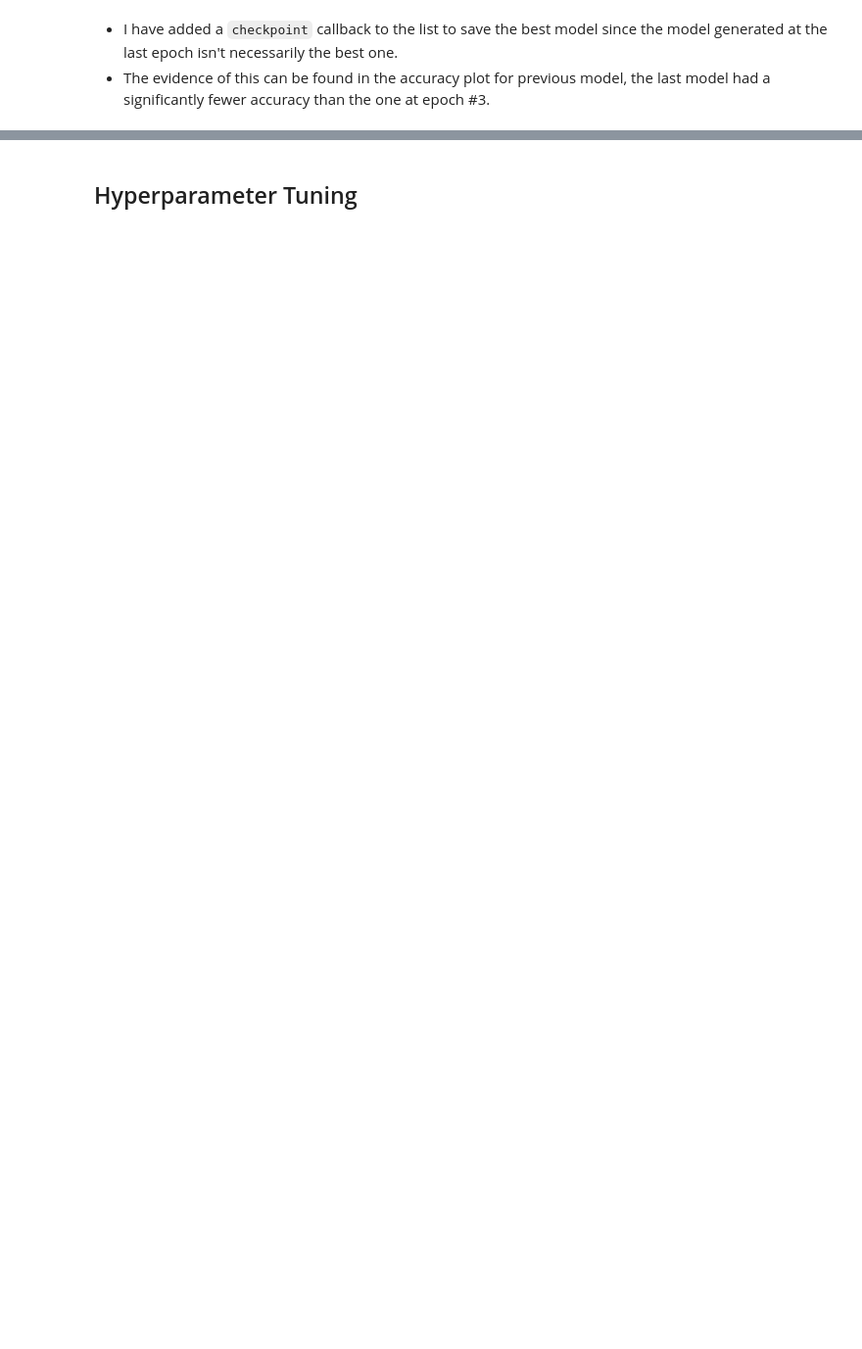
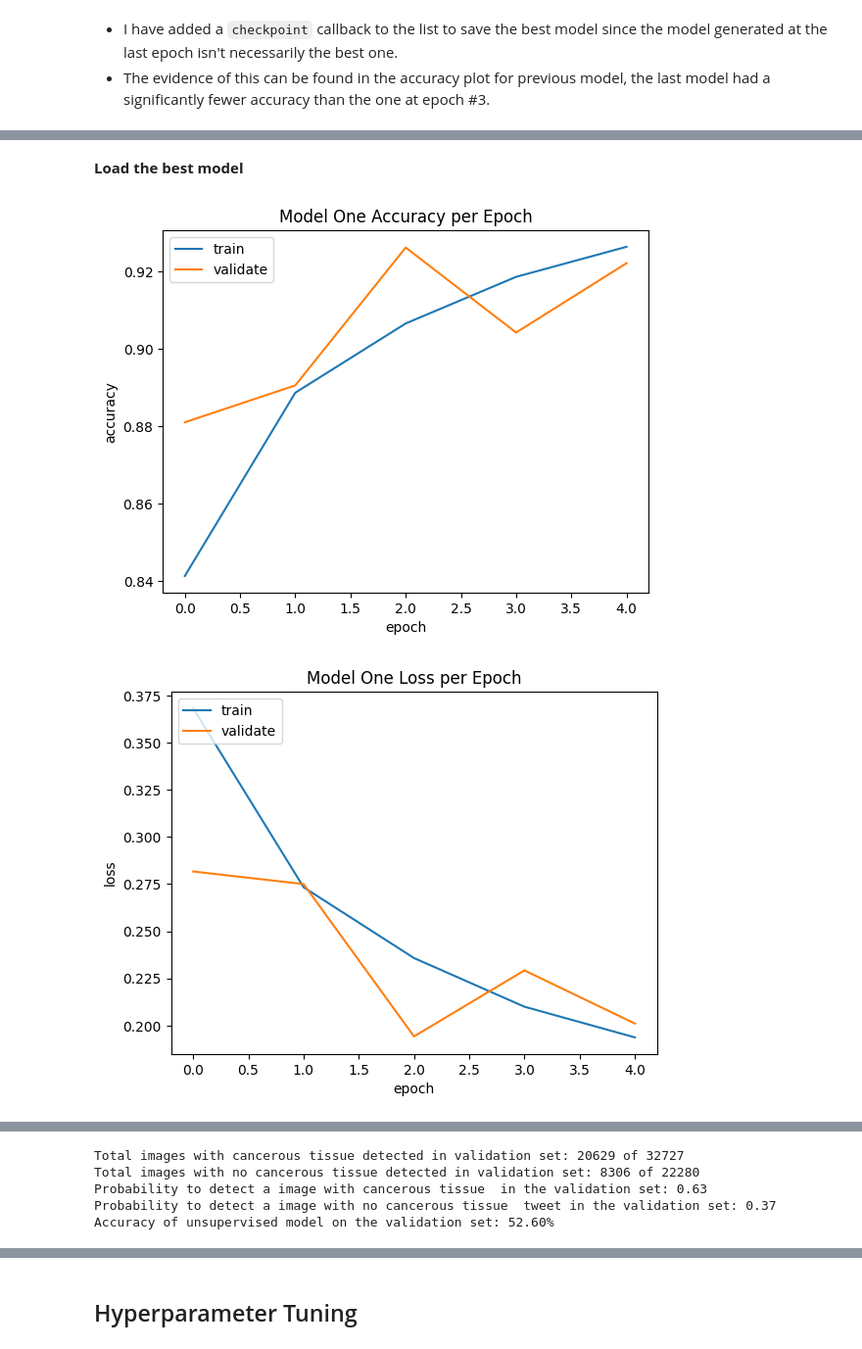
Before and after one commit to karansangha/dtsa5511-week3-cancer-detection, a Jupyter notebook: Histopathologic Cancer Detection.ipynb, the cells around one changed output, grey strips where cells are left out. Shown at 98% size. Cells and saved outputs as stored; diff of their text form; code cells hidden in the pictures; blank space fills up the shorter version.

```diff
--- a/Histopathologic Cancer Detection.ipynb
+++ b/Histopathologic Cancer Detection.ipynb
@@ -263,14 +316,12 @@ Found 55007 validated image filenames belonging to 2 classes.
 model2 = Sequential()
 
 model2.add(Input(shape=(96,96,3)))
-# model2.add(RandomFlip(mode="horizontal_and_vertical",input_shape=(96,96,3)))
-# model2.add(RandomRotation(factor=0.1))
 
 model2.add(Conv2D(32, (3, 3), padding='same'))
 model2.add(Activation('relu'))
 model2.add(BatchNormalization())
 model2.add(MaxPooling2D(pool_size=(2, 2)))
-# model2.add(Dropout(0.25))
+
 
 model2.add(Conv2D(64, (3, 3), padding="same"))
 model2.add(Activation('relu'))
@@ -279,7 +330,7 @@ model2.add(Conv2D(64, (3, 3), padding="same"))
 model2.add(Activation('relu'))
 model2.add(BatchNormalization())
 model2.add(AveragePooling2D(pool_size=(2, 2)))
-# model2.add(Dropout(0.25))
+model2.add(Dropout(0.25))
 
 model2.add(Conv2D(128, (3, 3), padding='same'))
 model2.add(Activation('relu'))
@@ -291,16 +342,14 @@ model2.add(Conv2D(128, (3, 3), padding='same'))
 model2.add(Activation('relu'))
 model2.add(BatchNormalization())
 model2.add(AveragePooling2D(pool_size=(2, 2)))
-# model2.add(Dropout(0.25))
 
 model2.add(Flatten())
-# model2.add(Dense(64))
-# model2.add(Activation('relu'))
+model2.add(Dropout(0.5))
+model2.add(Dense(64))
+model2.add(Activation('relu'))
 model2.add(BatchNormalization())
-# model2.add(Dropout(0.5))
+model2.add(Dense(1, activation='sigmoid'))
 
-metric_AUC = tf.keras.metrics.AUC()
-model2.add(Dense(1, activation='sigmoid'))
 opt = tf.keras.optimizers.Adam(1e-4)
 metric_AUC = tf.keras.metrics.AUC()
 model2.compile(loss='binary_crossentropy', optimizer=opt, metrics=['accuracy', metric_AUC])
@@ -332,7 +381,7 @@ _________________________________________________________________
 early_stop = EarlyStopping(monitor='val_accuracy', patience=2)
 reduce_lr = ReduceLROnPlateau(monitor='val_accuracy', factor=0.2, patience=2,
                                    verbose=1, mode='max', min_lr=0.00001)
-model_dir = './best_model/model2_{epoch:02d}.h5'
+model_dir = './best_model/model2_best.h5'
 checkpoint = ModelCheckpoint(model_dir, monitor='val_accuracy', verbose=1,
                              save_best_only=True, mode='max')
 
@@ -396,0 +418,10 @@ plt.show();
+# %% [markdown]
+**Load the best model**
+# %%
+from tensorflow.keras.models import load_model
+model2_best = load_model('./best_model/model2_best.h5')
+# %%
+evaluate_model(history2, model2_best, valid_generator, valid_generator.labels)
+# %% [output]
+[figure, added]
+[figure, added]
@@ -396,0 +431,5 @@ plt.show();
+Total images with cancerous tissue detected in validation set: 20629 of 32727
+Total images with no cancerous tissue detected in validation set: 8306 of 22280
+Probability to detect a image with cancerous tissue  in the validation set: 0.63
+Probability to detect a image with no cancerous tissue  tweet in the validation set: 0.37
+Accuracy of unsupervised model on the validation set: 52.60%
```
Also changed, not shown: parts of 26 cells of this notebook.
